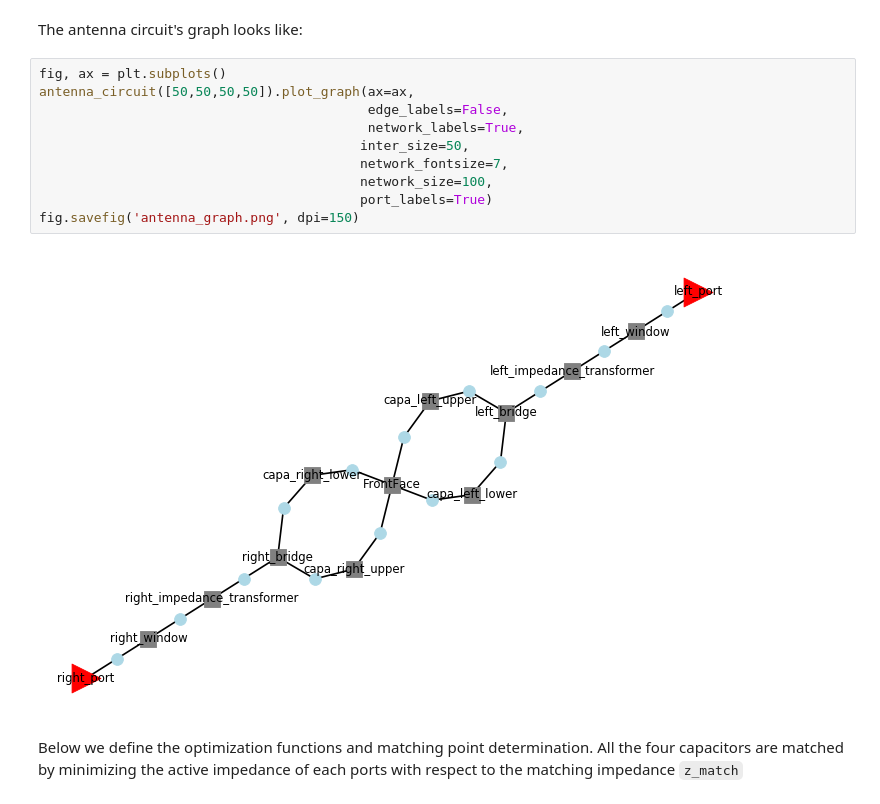
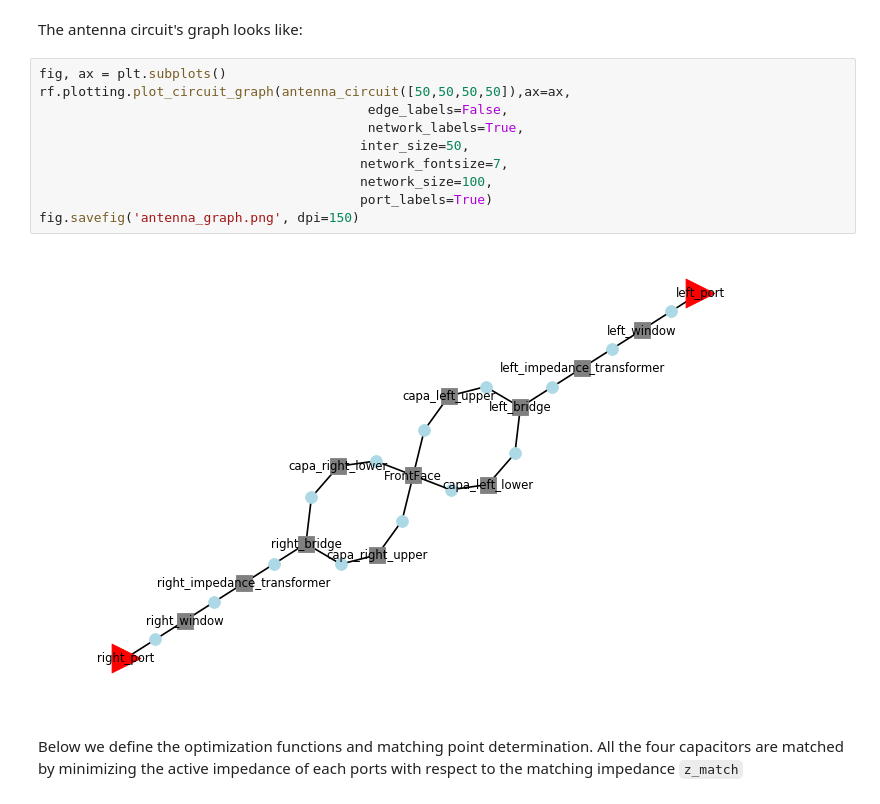
Before and after one commit to jhillairet/RFPPC2019, a Jupyter notebook: notebooks/WEST ICRH Antenna.ipynb, the cells around one changed output. Cells and saved outputs as stored; diff of their text form.

```diff
--- a/notebooks/WEST ICRH Antenna.ipynb
+++ b/notebooks/WEST ICRH Antenna.ipynb
@@ -468,16 +512,16 @@ def antenna_circuit(Cs):
 The antenna circuit's graph looks like:
 # %%
 fig, ax = plt.subplots()
-antenna_circuit([50,50,50,50]).plot_graph(ax=ax,
+rf.plotting.plot_circuit_graph(antenna_circuit([50,50,50,50]),ax=ax,
                                           edge_labels=False,
                                           network_labels=True,
                                          inter_size=50,
                                          network_fontsize=7,
                                          network_size=100,
                                          port_labels=True)
 fig.savefig('antenna_graph.png', dpi=150)
 # %% [output]
-[figure, old version]
+[figure, new version]
 # %% [markdown]
 Below we define the optimization functions and matching point determination. All the four capacitors are matched by minimizing the active impedance of each ports with respect to the matching impedance `z_match`
 # %%
```
Also changed, not shown: parts of 16 cells of this notebook, 1 other file.
